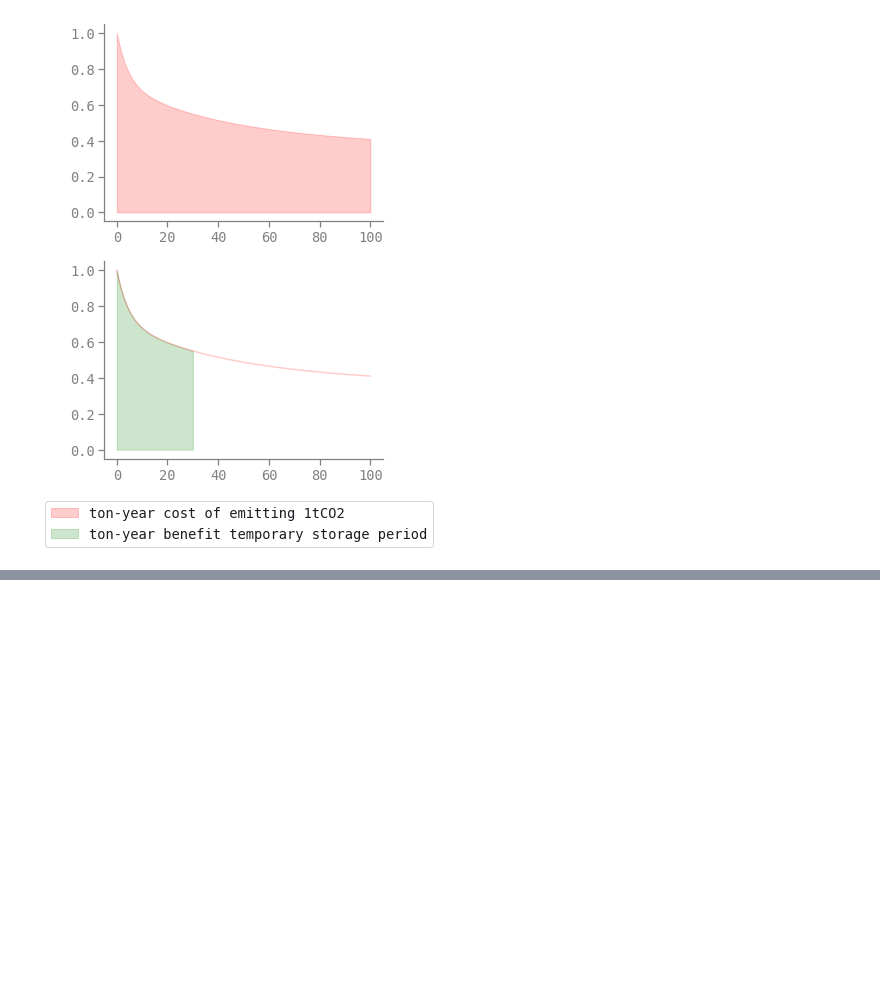
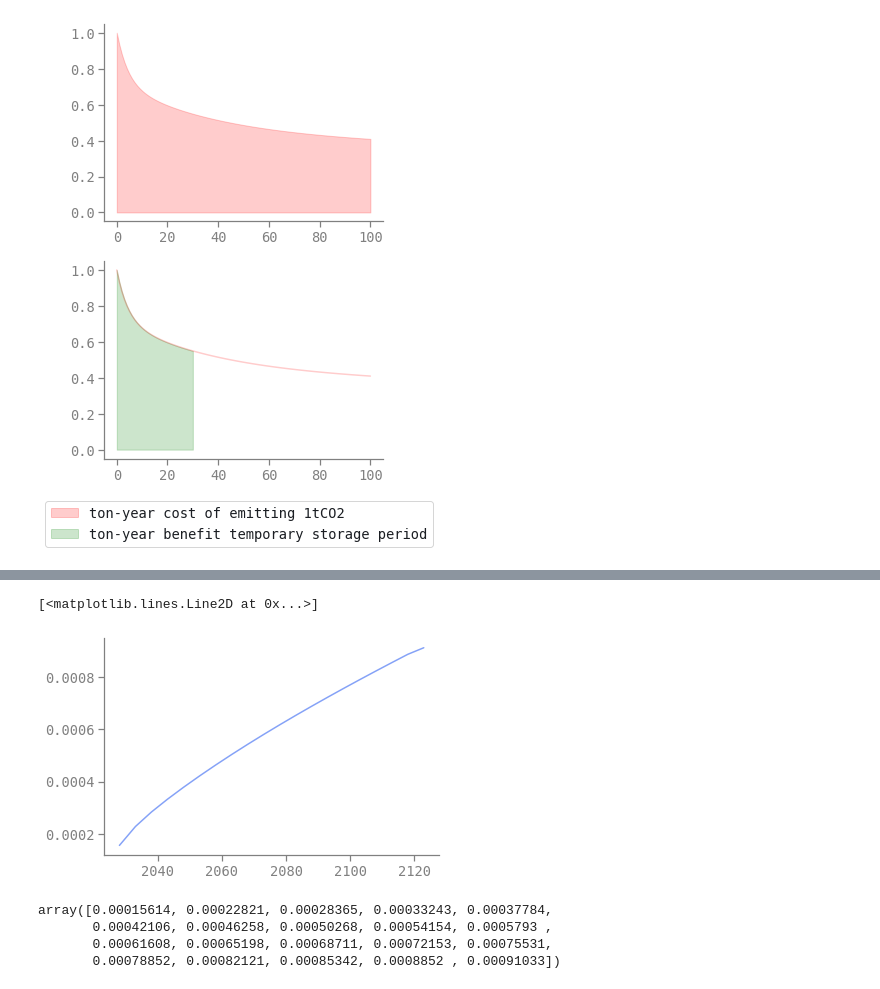
Before and after one commit to carbonplan/ton-year, a Jupyter notebook: notebooks/additional-methods.ipynb, the cells around one changed output, grey strips where cells are left out. Saved outputs shown, nothing was run; the diff lists cells and outputs as text; code cells hidden in the pictures; blank space fills up the shorter version.

```diff
--- a/notebooks/additional-methods.ipynb
+++ b/notebooks/additional-methods.ipynb
@@ -252,0 +338,12 @@ plt.show()
+# %%
+plt.plot(years, np.subtract(our_results, qc_tool))
+# %% [output]
+[<matplotlib.lines.Line2D at 0x...>]
+[figure, added]
+# %%
+np.subtract(our_results, qc_tool)
+# %% [output]
+array([0.00015614, 0.00022821, 0.00028365, 0.00033243, 0.00037784,
+       0.00042106, 0.00046258, 0.00050268, 0.00054154, 0.0005793 ,
+       0.00061608, 0.00065198, 0.00068711, 0.00072153, 0.00075531,
+       0.00078852, 0.00082121, 0.00085342, 0.0008852 , 0.00091033])
```
Also changed, not shown: parts of 10 cells of this notebook.
